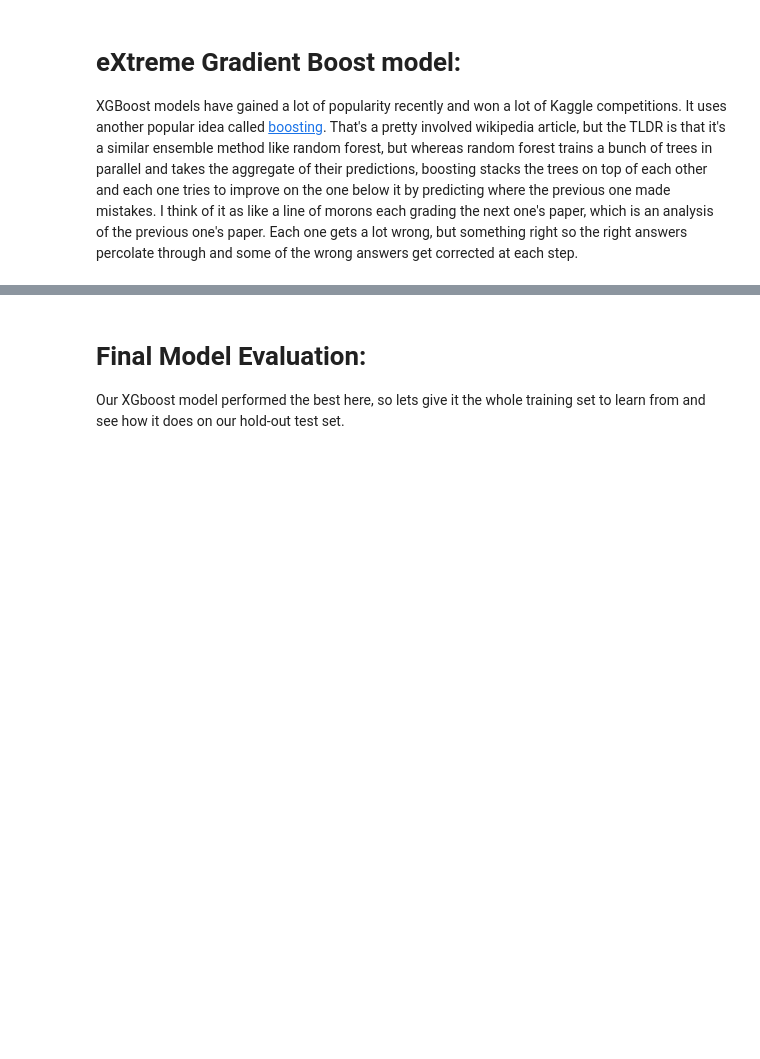
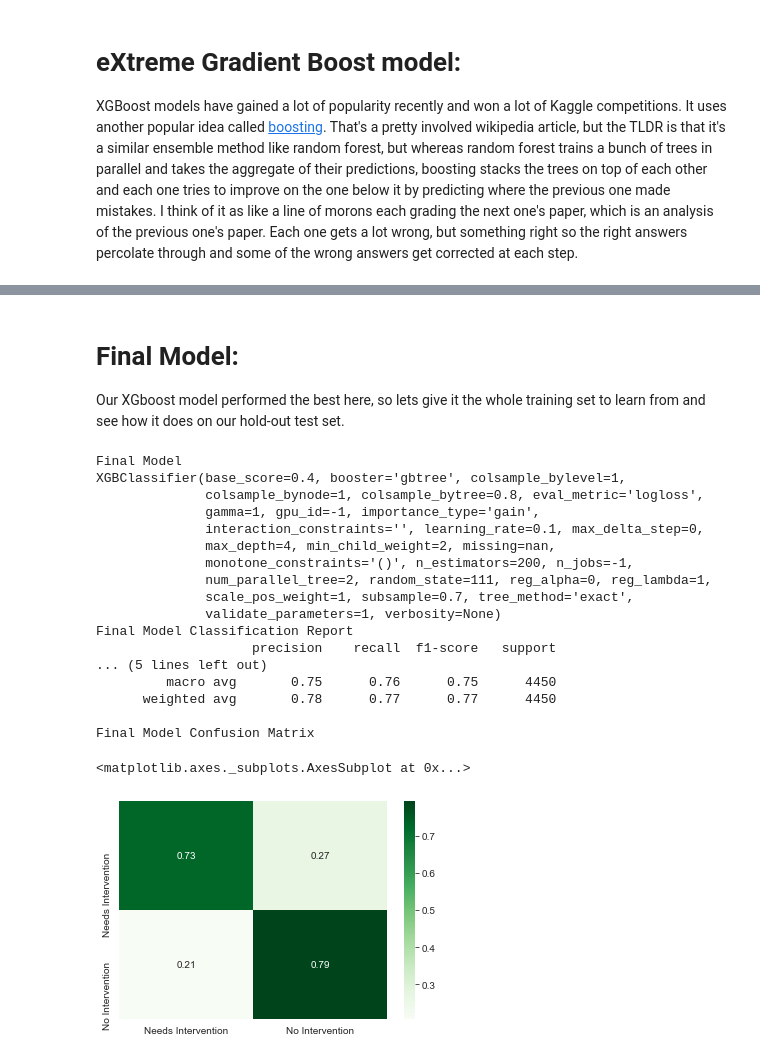
Before and after one commit to Caellwyn/ou_student_predictions, a Jupyter notebook: notebooks/shallow_modeling.ipynb, the cells around one changed output, grey strips where cells are left out. Drawn from its saved outputs; the diff is of its cells as text; code cells hidden in the pictures; blank space fills up the shorter version.

```diff
--- a/notebooks/shallow_modeling.ipynb
+++ b/notebooks/shallow_modeling.ipynb
@@ -102,7 +102,7 @@ We are going to create transformed versions of the above datasets for use in eva
 # %%
 
 transformed_big_data = process_courses(X_train, y_train, X_test, y_test)
-X_train_transformed, y_ttrain_transformed, X_test_transformed, y_test = transformed_big_data
+X_train_transformed, y_train_transformed, X_test_transformed, y_test = transformed_big_data
 transformed_little_data = process_courses(X_t, y_t, X_val, y_val)
 X_t_transformed, y_t_transformed, X_val_transformed, y_val = transformed_little_data
 # %% [markdown]
@@ -256,14 +268,34 @@ pickle.dump(XGBmodel, open('../models/XGBmodel4','wb'))
 # %% [markdown]
-# Final Model Evaluation:
+# Final Model:
 Our XGboost model performed the best here, so lets give it the whole training set to learn from and see how it does on our hold-out test set.
 # %%
 final_model = pickle.load(open('../models/XGBmodel4','rb'))
 
-final_model.train(X_train_transformed, y_train_transformed)
+final_model.fit(X_train_transformed, y_train_transformed)
 y_pred = final_model.predict(X_test_transformed)
 print('Final Model')
 print(final_model)
 print('Final Model Classification Report')
 print(classification_report(y_test, y_pred))
 print('Final Model Confusion Matrix')
 plot_confusion(y_test, y_pred, save_path='../figures/final_modelconfmatrix.png')
+# %% [output]
+Final Model
+XGBClassifier(base_score=0.4, booster='gbtree', colsample_bylevel=1,
+              colsample_bynode=1, colsample_bytree=0.8, eval_metric='logloss',
+              gamma=1, gpu_id=-1, importance_type='gain',
+              interaction_constraints='', learning_rate=0.1, max_delta_step=0,
+              max_depth=4, min_child_weight=2, missing=nan,
+              monotone_constraints='()', n_estimators=200, n_jobs=-1,
+              num_parallel_tree=2, random_state=111, reg_alpha=0, reg_lambda=1,
+              scale_pos_weight=1, subsample=0.7, tree_method='exact',
+              validate_parameters=1, verbosity=None)
+Final Model Classification Report
+                    precision    recall  f1-score   support
+... (5 lines left out)
+         macro avg       0.75      0.76      0.75      4450
+      weighted avg       0.78      0.77      0.77      4450
+
+Final Model Confusion Matrix
+<matplotlib.axes._subplots.AxesSubplot at 0x...>
+[figure, added]
```
Also changed, not shown: parts of 7 cells of this notebook, 15 other files.
